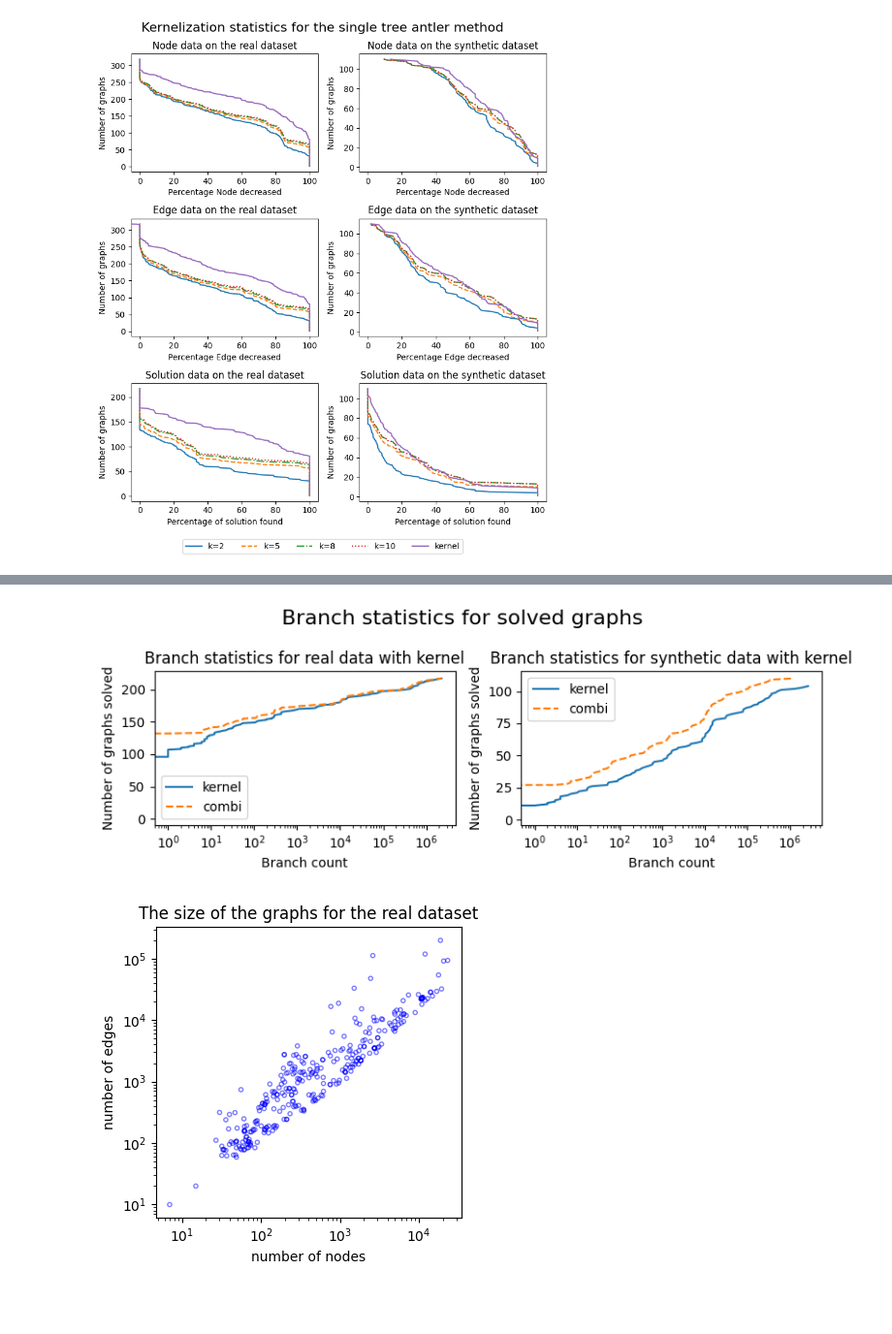
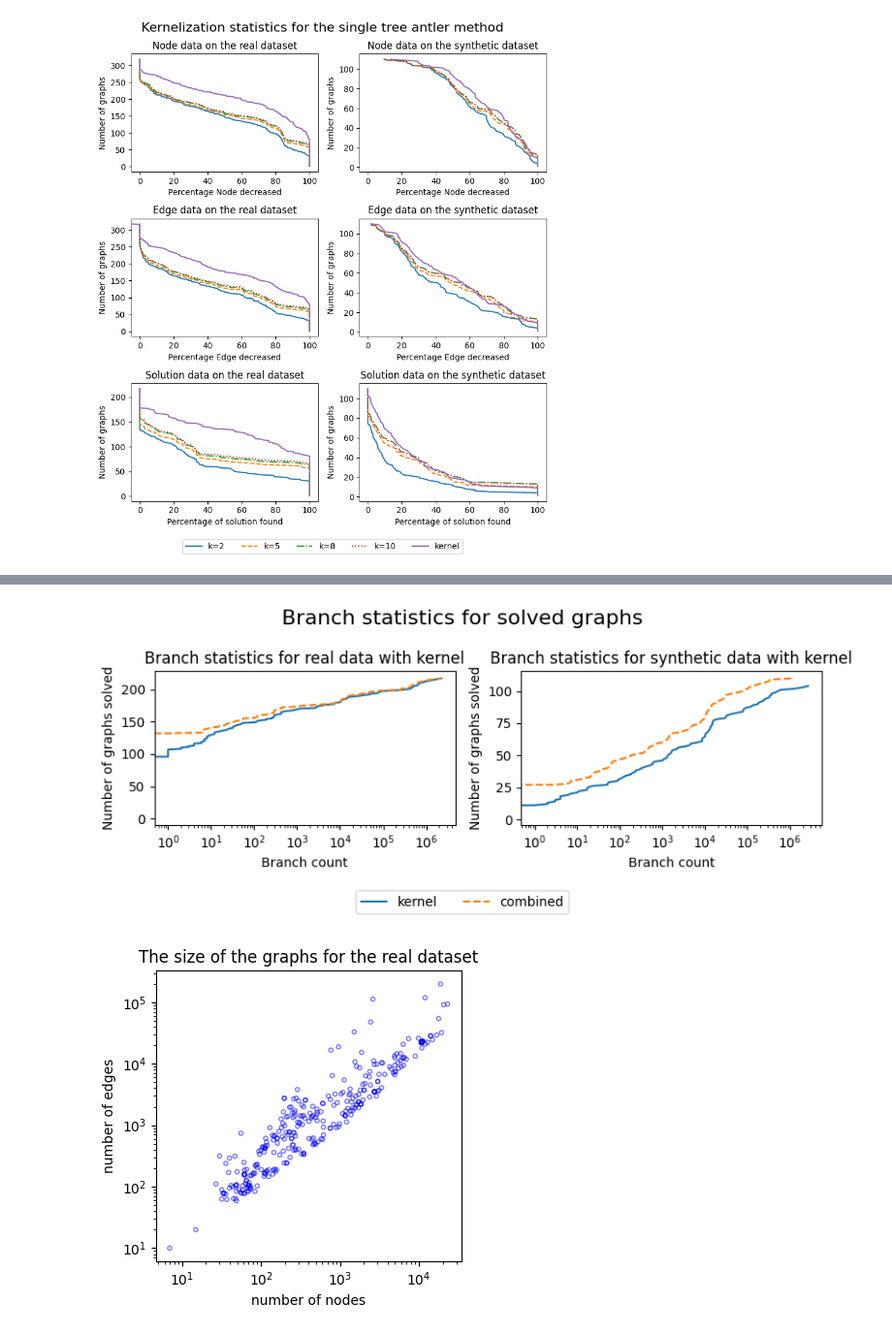
Before and after one commit to maarten17581/AntlerSolver, a Jupyter notebook: figures.ipynb, the cells around one changed output, grey strips where cells are left out. Shown at 97% size. Saved outputs shown, nothing was run; the diff lists cells and outputs as text; code cells hidden in the pictures; blank space fills up the shorter version.

```diff
--- a/figures.ipynb
+++ b/figures.ipynb
@@ -197,28 +197,28 @@ df_syn_solve_standard_only['time'] = np.where(df_syn_solve_standard_only['n\'']
 xandylist_real_with_kernel =    [('kernel',
                                   np.sort(df_real_solve_standard_only['time']/1000),
                                   np.array(range(1,len(df_real_solve_standard_only['time'])+1))),
-                                 ('combi',
+                                 ('combined',
                                   np.sort(df_real_solve_only['time']/1000),
                                   np.array(range(1,len(df_real_solve_only['time'])+1)))]
 
 xandylist_syn_with_kernel =     [('kernel',
                                   np.sort(df_syn_solve_standard_only['time']/1000),
                                   np.array(range(1,len(df_syn_solve_standard_only['time'])+1))),
-                                 ('combi',
+                                 ('combined',
                                   np.sort(df_syn_solve_only['time']/1000),
                                   np.array(range(1,len(df_syn_solve_only['time'])+1)))]
 
 xandylist_real_without_kernel = [('kernel',
                                   np.sort((df_real_solve_standard_only['time']-df_real_solve_standard_only['kernelTime'])/1000),
                                   np.array(range(1,len(df_real_solve_standard_only['time'])+1))),
-                                 ('combi',
+                                 ('combined',
                                   np.sort((df_real_solve_only['time']-df_real_solve_only['kernelTime'])/1000),
                                   np.array(range(1,len(df_real_solve_only['time'])+1)))]
 
 xandylist_syn_without_kernel =  [('kernel',
                                   np.sort((df_syn_solve_standard_only['time']-df_syn_solve_standard_only['kernelTime'])/1000),
                                   np.array(range(1,len(df_syn_solve_standard_only['time'])+1))),
-                                 ('combi',
+                                 ('combined',
                                   np.sort((df_syn_solve_only['time']-df_syn_solve_only['kernelTime'])/1000),
                                   np.array(range(1,len(df_syn_solve_only['time'])+1)))]
 
@@ -232,7 +232,7 @@ plot(ax,
      xandylist_real_with_kernel,
      'Time spent (s)',
      'Number of graphs solved',
-     'Time statistics for real data with kernel',
+     'Solve time for real data with prep time',
      xscale='log')
 
 plot(ax,
@@ -241,7 +241,7 @@ plot(ax,
      xandylist_syn_with_kernel,
      'Time spent (s)',
      'Number of graphs solved',
-     'Time statistics for synthetic data with kernel',
+     'Solve time for synthetic data with prep time',
      xscale='log')
 
 plot(ax,
@@ -250,7 +250,7 @@ plot(ax,
      xandylist_real_without_kernel,
      'Time spent (s)',
      'Number of graphs solved',
-     'Time statistics for real data without kernel',
+     'Solve time for real data without prep time',
      xscale='log')
 
 plot(ax,
@@ -259,8 +259,13 @@ plot(ax,
      xandylist_syn_without_kernel,
      'Time spent (s)',
      'Number of graphs solved',
-     'Time statistics for synthetic data without kernel',
+     'Solve time for synthetic data without prep time',
      xscale='log')
+
+handles, labels = ax[0, 0].get_legend_handles_labels()
+for axs in fig.axes:
+    axs.get_legend().remove()
+fig.legend(handles, labels, loc='upper center', ncol=2, bbox_to_anchor=(0.5, 0))
 
 plt.tight_layout()
 plt.savefig('figures/solve_time_statistics.pdf', format='pdf', bbox_inches='tight')
@@ -327,44 +332,49 @@ for name in df_syn_kernel['graph']:
 xandylist_real = [('kernel',
                    np.sort(np.array(real_branches_kernel)),
                    np.array(range(1,len(real_branches_kernel)+1))),
-                  ('combi',
+                  ('combined',
                    np.sort(np.array(real_branches_combi)),
                    np.array(range(1,len(real_branches_combi)+1)))]
 
 xandylist_syn =  [('kernel',
                    np.sort(np.array(syn_branches_kernel)),
                    np.array(range(1,len(syn_branches_kernel)+1))),
-                  ('combi',
+                  ('combined',
                    np.sort(np.array(syn_branches_combi)),
                    np.array(range(1,len(syn_branches_combi)+1)))]
 
 fig, ax = plt.subplots(1, 2, figsize=(2*4, 1*3))
 
 fig.suptitle('Branch statistics for solved graphs', fontsize=16)
 
 plot(ax,
      'none',
      0,
      xandylist_real,
      'Branch count',
      'Number of graphs solved',
      'Branch statistics for real data with kernel',
      xscale='log')
 
 plot(ax,
      'none',
      1,
      xandylist_syn,
      'Branch count',
      'Number of graphs solved',
      'Branch statistics for synthetic data with kernel',
      xscale='log')
 
+handles, labels = ax[0].get_legend_handles_labels()
+for axs in fig.axes:
+    axs.get_legend().remove()
+fig.legend(handles, labels, loc='upper center', ncol=2, bbox_to_anchor=(0.5, 0))
+
 plt.tight_layout()
 plt.savefig('figures/solve_branch_statistics.pdf', format='pdf', bbox_inches='tight')
 plt.show()
 # %% [output]
-[figure, old version]
+[figure, new version]
 # %%
 # data summery
 
```
Also changed, not shown: parts of 4 cells of this notebook, 17 other files.
